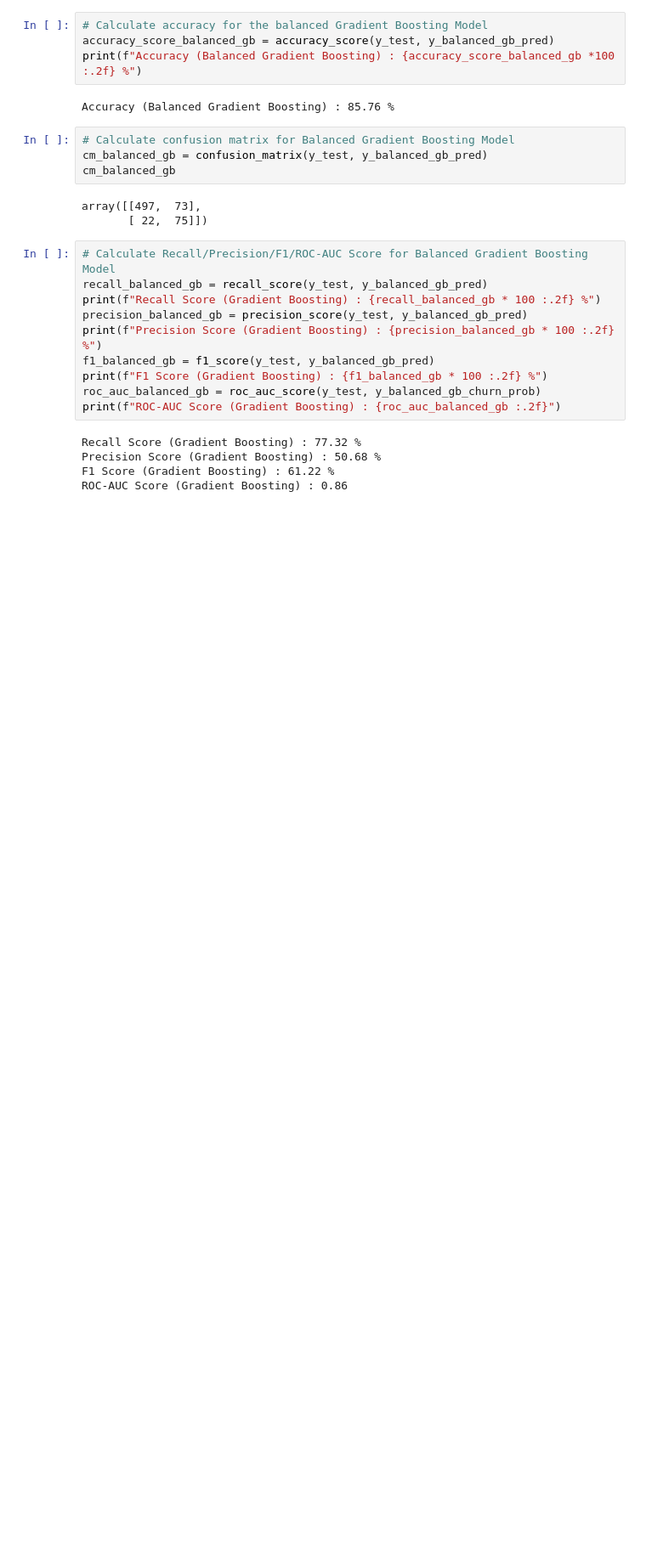
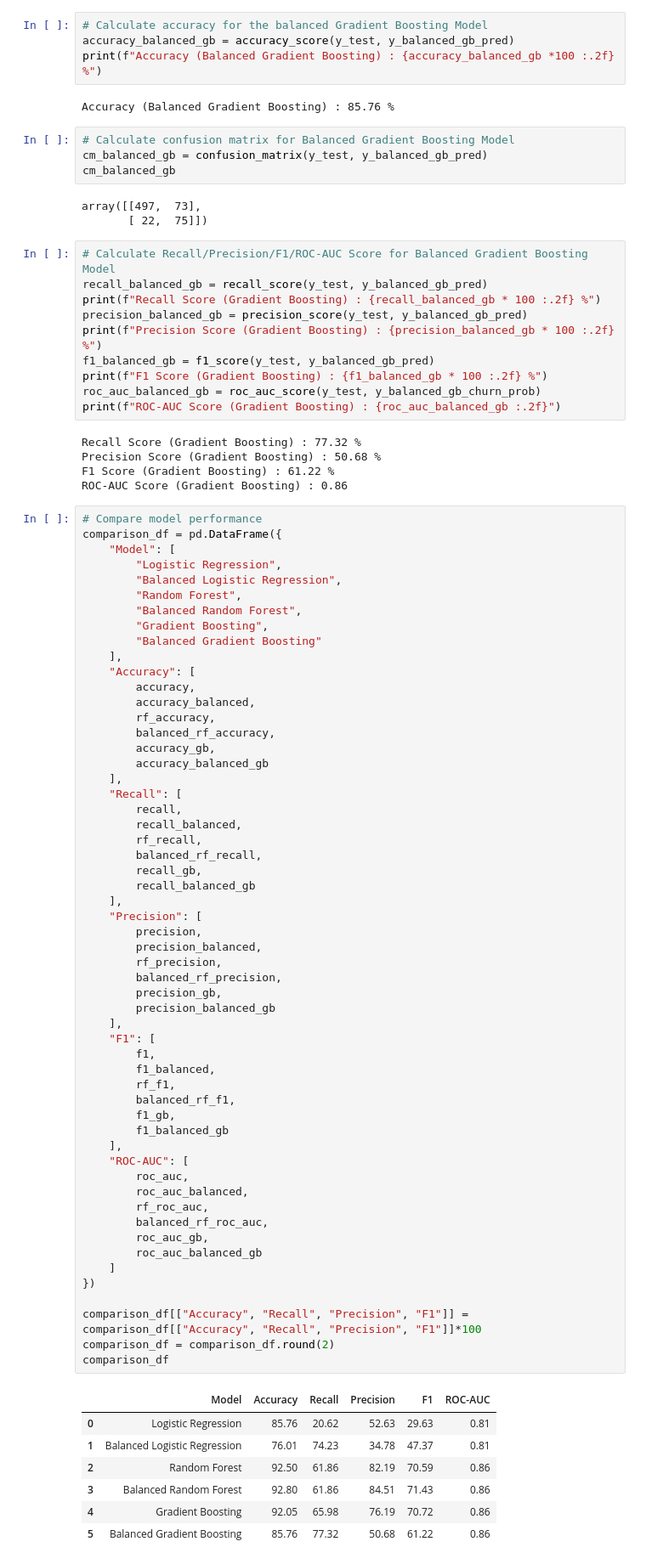
Before and after one commit to khanim-abdullayeva/Telecom-Customer-Churn-Retention-Analysis, a Jupyter notebook: ml/telecom_churn_prediction.ipynb, the cells around one changed output. Shown at 85% size. Drawn from its saved outputs; the diff is of its cells as text; blank space fills up the shorter version.

Commit message:
Compare the 6  models

```diff
--- a/ml/telecom_churn_prediction.ipynb
+++ b/ml/telecom_churn_prediction.ipynb
@@ -706,8 +654,8 @@ y_balanced_gb_prob = gb.predict_proba(X_test)
 y_balanced_gb_churn_prob = y_balanced_gb_prob[:, 1]
 # %%
 # Calculate accuracy for the balanced Gradient Boosting Model
-accuracy_score_balanced_gb = accuracy_score(y_test, y_balanced_gb_pred)
-print(f"Accuracy (Balanced Gradient Boosting) : {accuracy_score_balanced_gb *100 :.2f} %")
+accuracy_balanced_gb = accuracy_score(y_test, y_balanced_gb_pred)
+print(f"Accuracy (Balanced Gradient Boosting) : {accuracy_balanced_gb *100 :.2f} %")
 # %% [output]
 Accuracy (Balanced Gradient Boosting) : 85.76 %
 # %%
@@ -732,3 +680,67 @@ Recall Score (Gradient Boosting) : 77.32 %
 Precision Score (Gradient Boosting) : 50.68 %
 F1 Score (Gradient Boosting) : 61.22 %
 ROC-AUC Score (Gradient Boosting) : 0.86
+# %%
+# Compare model performance
+comparison_df = pd.DataFrame({
+    "Model": [
+        "Logistic Regression",
+        "Balanced Logistic Regression",
+        "Random Forest",
+        "Balanced Random Forest",
+        "Gradient Boosting",
+        "Balanced Gradient Boosting"
+    ],
+    "Accuracy": [
+        accuracy,
+        accuracy_balanced,
+        rf_accuracy,
+        balanced_rf_accuracy,
+        accuracy_gb,
+        accuracy_balanced_gb
+    ],
+    "Recall": [
+        recall,
+        recall_balanced,
+        rf_recall,
+        balanced_rf_recall,
+        recall_gb,
+        recall_balanced_gb
+    ],
+    "Precision": [
+        precision,
+        precision_balanced,
+        rf_precision,
+        balanced_rf_precision,
+        precision_gb,
+        precision_balanced_gb
+    ],
+    "F1": [
+        f1,
+        f1_balanced,
+        rf_f1,
+        balanced_rf_f1,
+        f1_gb,
+        f1_balanced_gb
+    ],
+    "ROC-AUC": [
+        roc_auc,
+        roc_auc_balanced,
+        rf_roc_auc,
+        balanced_rf_roc_auc,
+        roc_auc_gb,
+        roc_auc_balanced_gb
+    ]
+})
+
+comparison_df[["Accuracy", "Recall", "Precision", "F1"]] = comparison_df[["Accuracy", "Recall", "Precision", "F1"]]*100
+comparison_df = comparison_df.round(2)
+comparison_df
+# %% [output]
+|  | Model | Accuracy | Recall | Precision | F1 | ROC-AUC |
+| 0 | Logistic Regression | 85.76 | 20.62 | 52.63 | 29.63 | 0.81 |
+| 1 | Balanced Logistic Regression | 76.01 | 74.23 | 34.78 | 47.37 | 0.81 |
+| 2 | Random Forest | 92.50 | 61.86 | 82.19 | 70.59 | 0.86 |
+| 3 | Balanced Random Forest | 92.80 | 61.86 | 84.51 | 71.43 | 0.86 |
+| 4 | Gradient Boosting | 92.05 | 65.98 | 76.19 | 70.72 | 0.86 |
+| 5 | Balanced Gradient Boosting | 85.76 | 77.32 | 50.68 | 61.22 | 0.86 |
```
Also changed, not shown: parts of 1 cell of this notebook.
